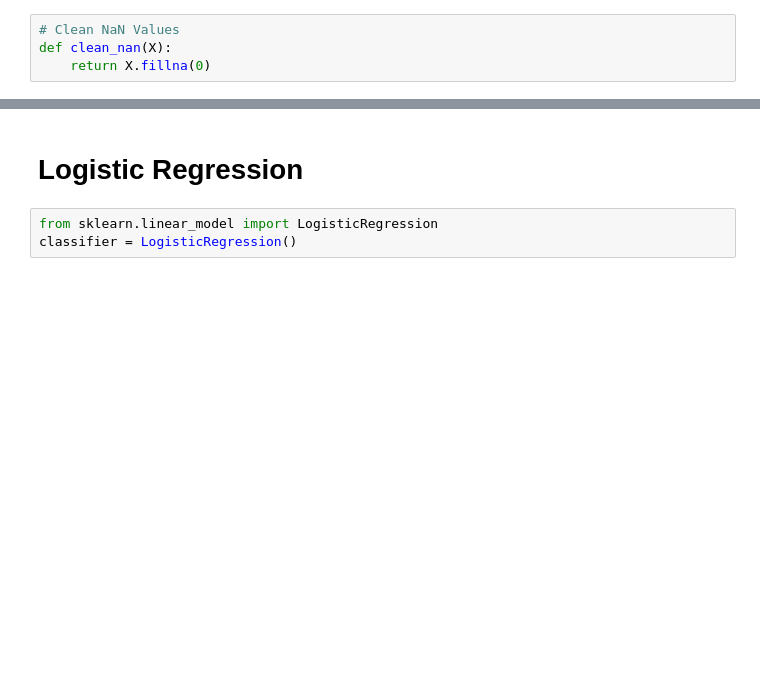
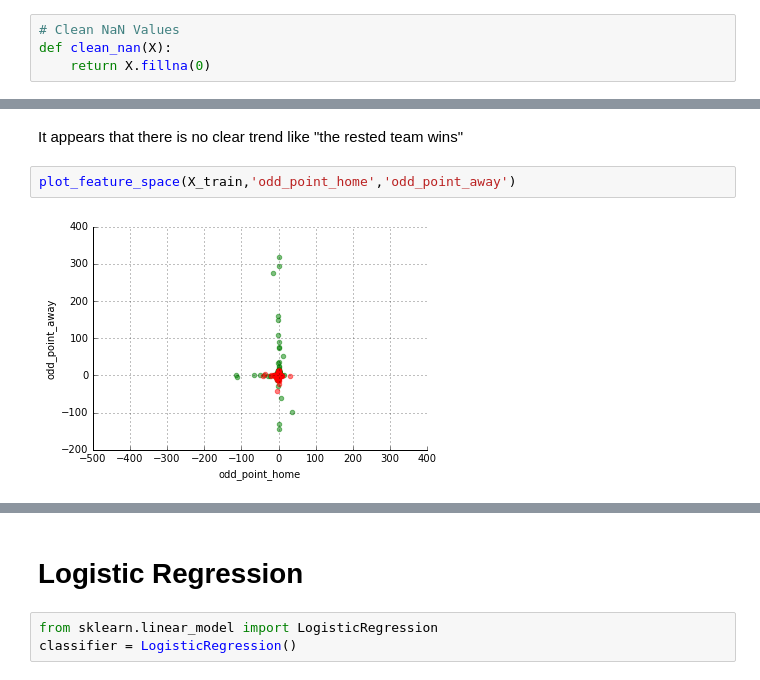
Before and after one commit to louisguitton/nba-predict, a Jupyter notebook: analysis/analysis-with-rest.ipynb, the cells around one changed output, grey strips where cells are left out. Saved outputs shown, nothing was run; the diff lists cells and outputs as text; blank space fills up the shorter version.

```diff
--- a/analysis/analysis-with-rest.ipynb
+++ b/analysis/analysis-with-rest.ipynb
@@ -71,0 +107,6 @@ X_test_map = clean_nan(X_test);
+# %% [markdown]
+It appears that there is no clear trend like "the rested team wins"
+# %%
+plot_feature_space(X_train,'odd_point_home','odd_point_away')
+# %% [output]
+[figure, added]
```
Also changed, not shown: parts of 33 cells of this notebook.
